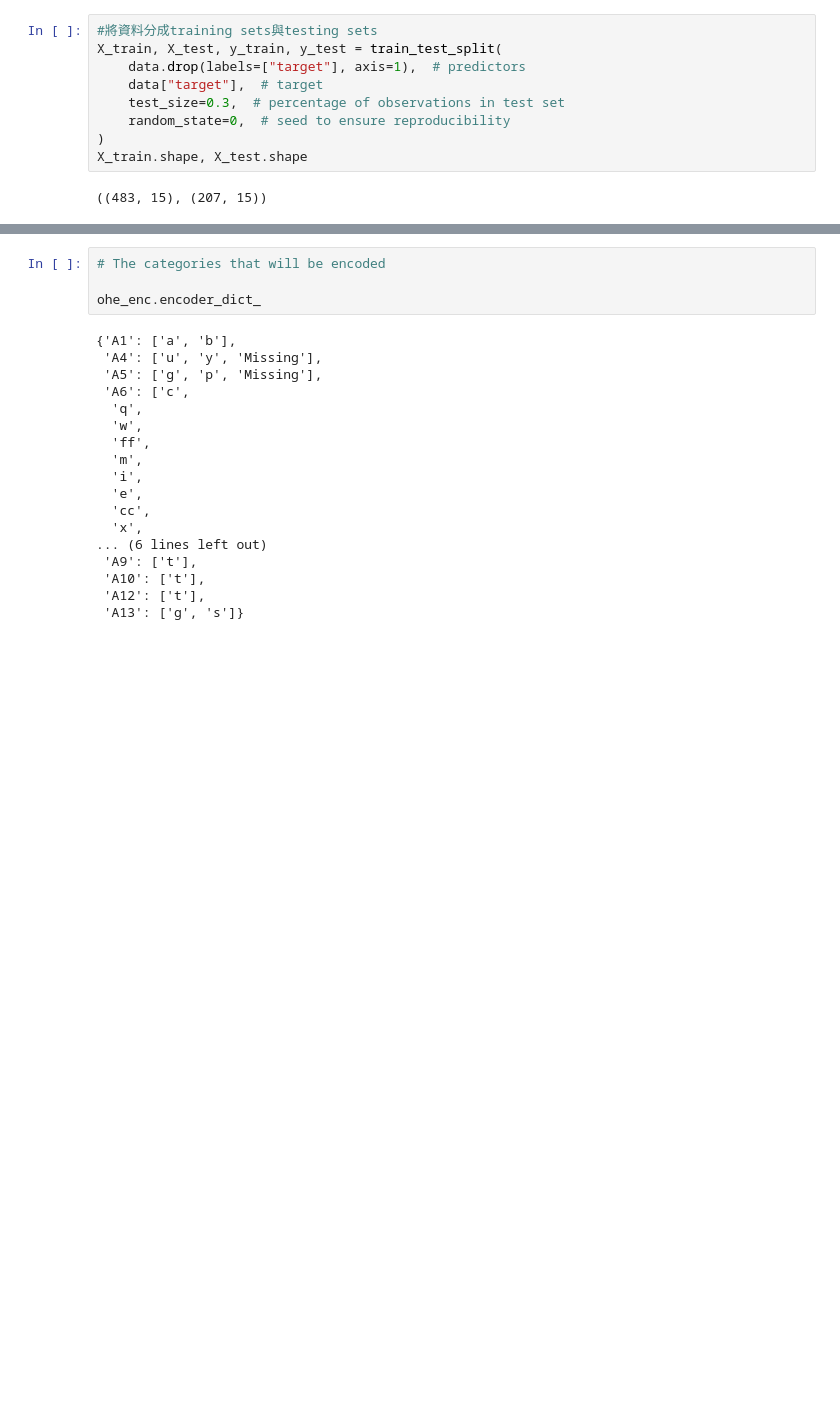
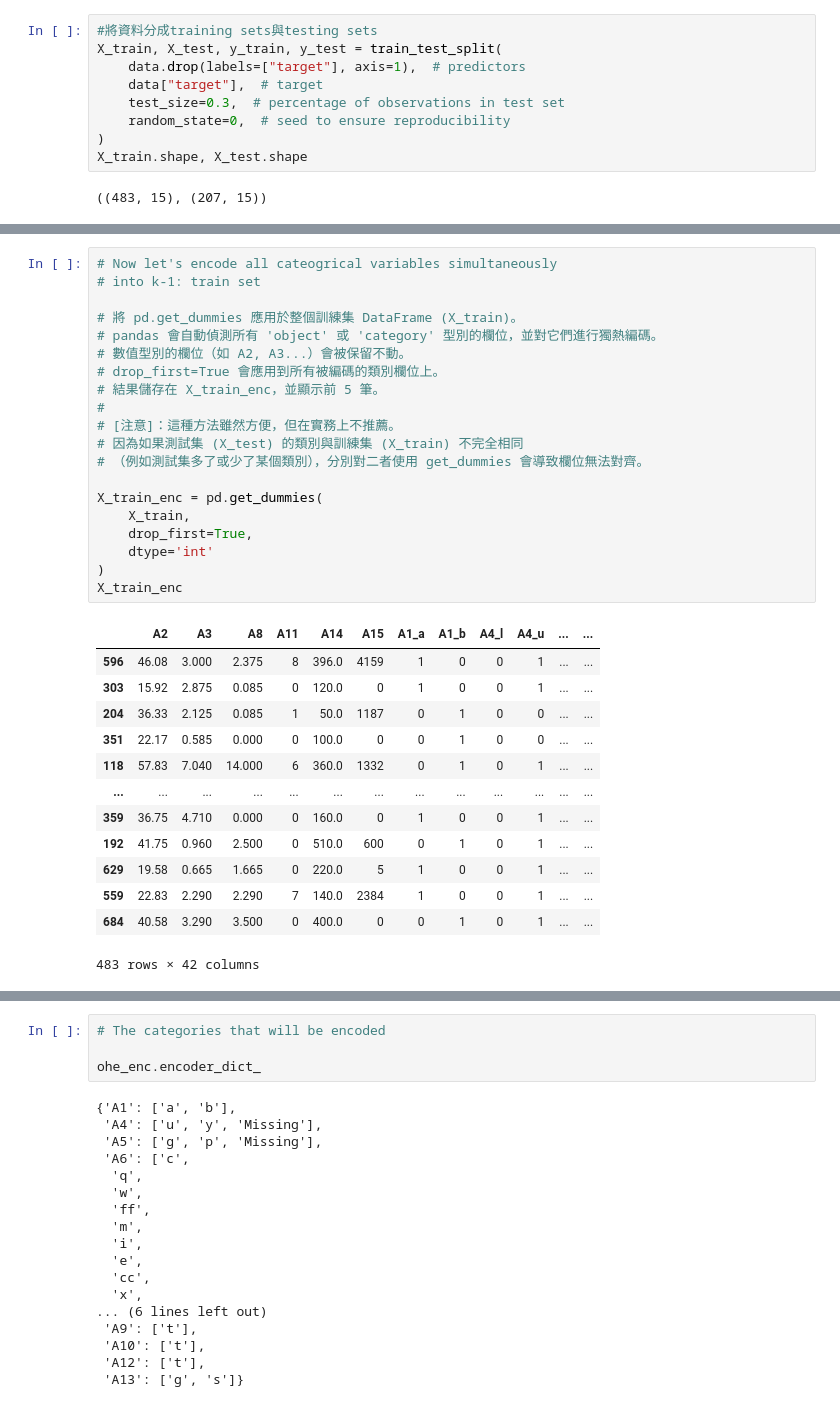
Before and after one commit to taipeihugo/Feature-Engineering, a Jupyter notebook: 6-2-2.ipynb, the cells around one changed output, grey strips where cells are left out. Drawn from its saved outputs; the diff is of its cells as text; blank space fills up the shorter version.

```diff
--- a/6-2-2.ipynb
+++ b/6-2-2.ipynb
@@ -238,0 +101,34 @@ ohe_enc.variables_
+# %%
+# Now let's encode all cateogrical variables simultaneously
+# into k-1: train set
+
+# 將 pd.get_dummies 應用於整個訓練集 DataFrame (X_train)。
+# pandas 會自動偵測所有 'object' 或 'category' 型別的欄位，並對它們進行獨熱編碼。
+# 數值型別的欄位（如 A2, A3...）會被保留不動。
+# drop_first=True 會應用到所有被編碼的類別欄位上。
+# 結果儲存在 X_train_enc，並顯示前 5 筆。
+#
+# [注意]：這種方法雖然方便，但在實務上不推薦。
+# 因為如果測試集 (X_test) 的類別與訓練集 (X_train) 不完全相同
+# （例如測試集多了或少了某個類別），分別對二者使用 get_dummies 會導致欄位無法對齊。
+
+X_train_enc = pd.get_dummies(
+    X_train,
+    drop_first=True,
+    dtype='int'
+)
+X_train_enc
+# %% [output]
+|  | A2 | A3 | A8 | A11 | A14 | A15 | A1_a | A1_b | A4_l | A4_u | ... | ... |
+| 596 | 46.08 | 3.000 | 2.375 | 8 | 396.0 | 4159 | 1 | 0 | 0 | 1 | ... | ... |
+| 303 | 15.92 | 2.875 | 0.085 | 0 | 120.0 | 0 | 1 | 0 | 0 | 1 | ... | ... |
+| 204 | 36.33 | 2.125 | 0.085 | 1 | 50.0 | 1187 | 0 | 1 | 0 | 0 | ... | ... |
+| 351 | 22.17 | 0.585 | 0.000 | 0 | 100.0 | 0 | 0 | 1 | 0 | 0 | ... | ... |
+| 118 | 57.83 | 7.040 | 14.000 | 6 | 360.0 | 1332 | 0 | 1 | 0 | 1 | ... | ... |
+| ... | ... | ... | ... | ... | ... | ... | ... | ... | ... | ... | ... | ... |
+| 359 | 36.75 | 4.710 | 0.000 | 0 | 160.0 | 0 | 1 | 0 | 0 | 1 | ... | ... |
+| 192 | 41.75 | 0.960 | 2.500 | 0 | 510.0 | 600 | 0 | 1 | 0 | 1 | ... | ... |
+| 629 | 19.58 | 0.665 | 1.665 | 0 | 220.0 | 5 | 1 | 0 | 0 | 1 | ... | ... |
+| 559 | 22.83 | 2.290 | 2.290 | 7 | 140.0 | 2384 | 1 | 0 | 0 | 1 | ... | ... |
+| 684 | 40.58 | 3.290 | 3.500 | 0 | 400.0 | 0 | 0 | 1 | 0 | 1 | ... | ... |
+483 rows × 42 columns
```
Also changed, not shown: parts of 72 cells of this notebook.
